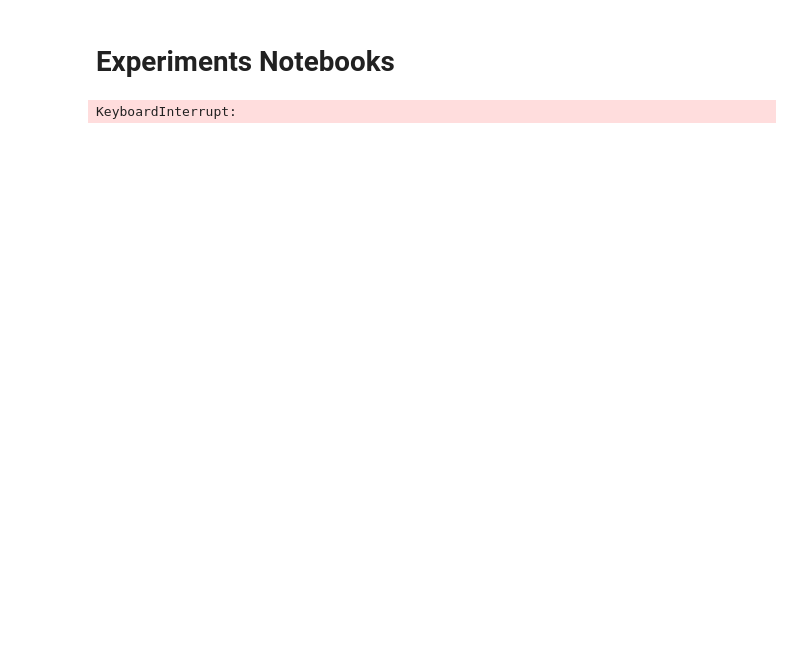
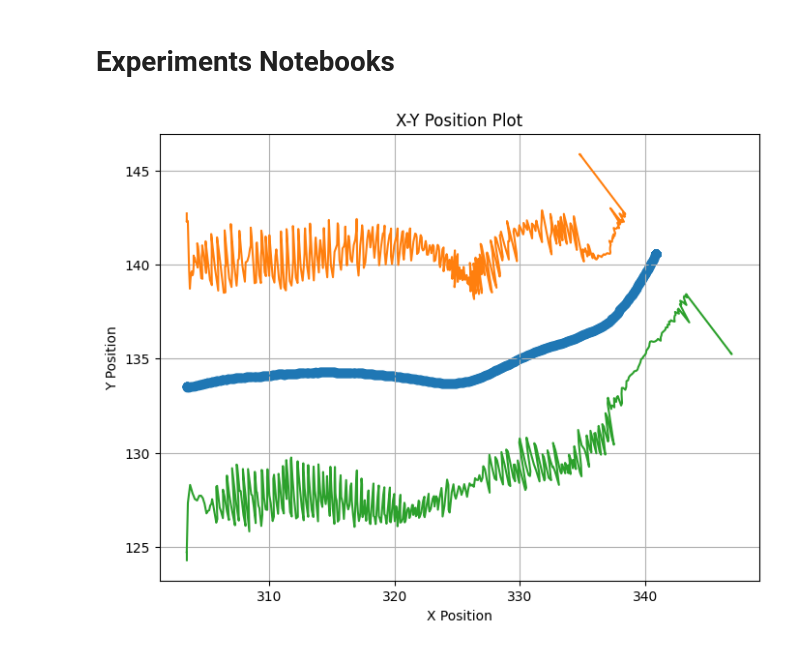
Before and after one commit to StepLogic/carla-rl, a Jupyter notebook: src/notebooks/plots.ipynb, the cells around one changed output. Cells and saved outputs as stored; diff of their text form; code cells hidden in the pictures; blank space fills up the shorter version.

```diff
--- a/src/notebooks/plots.ipynb
+++ b/src/notebooks/plots.ipynb
@@ -16,13 +16,3 @@ locations=np.array(dataset["locations"])
 # Extract x and y coordinates
 x = locations[:, 0]  # First column
 y = locations[:, 1]  # Second column
-
-
-# create  bounding lines
-trace_stds=np.array(dataset["trace_log_stds"])
-points=[]
-for unit_vec,trace_std,location in zip(dataset["unit_vectors"],trace_stds,locations):
-    points.append(np.array(unit_vec)*trace_std+location)
-points=np.array(points)
-# %% [output]
-KeyboardInterrupt:
@@ -28,0 +22,3 @@ KeyboardInterrupt:
+# %%
+unit_vectors=np.array(dataset["unit_vectors"])
+# locations=np.array(locations)
@@ -29,17 +45,30 @@ KeyboardInterrupt:
+# %%
+# points=[]
+# for unit_vec,trace_std,location in zip(dataset["unit_vectors"],trace_stds,locations):
+#     points.append(np.array(unit_vec)*trace_std+location)
+# points=np.array(points)
+
+# magnify
+points_1=10*(trace_stds[...,None]*unit_vectors)+locations
+points_2=10*(trace_stds[...,None]*(-1)*unit_vectors)+locations
+# points=np.vstack([points_1,points_2])
 # %%
 # Create the scatter plot
 plt.figure(figsize=(8, 6))
 plt.scatter(x, y)
 plt.xlabel('X Position')
 plt.ylabel('Y Position')
 plt.title('X-Y Position Plot')
 plt.grid(True)
 # Add optional features
-plt.scatter(x, y, c=locations[:, 2])  # Color points by Z value
-plt.scatter(points[:,0], points[:,1], c=locations[:, 2])  # Color points by Z value
+plt.plot(x, y)  # Color points by Z value
+plt.plot(points_1[:,0], points_1[:,1])  # Color points by Z value
+plt.plot(points_2[:,0], points_2[:,1])  # Color points by Z value
 
 # Display the plot
 plt.show()
+# %% [output]
+[figure, added]
 # %%
 # with open('uncertainty_profile_at_junctions.pickle', 'rb') as handle:
 #     dataset=pickle.load(handle)
```
Also changed, not shown: parts of 4 cells of this notebook, 6 other files.
